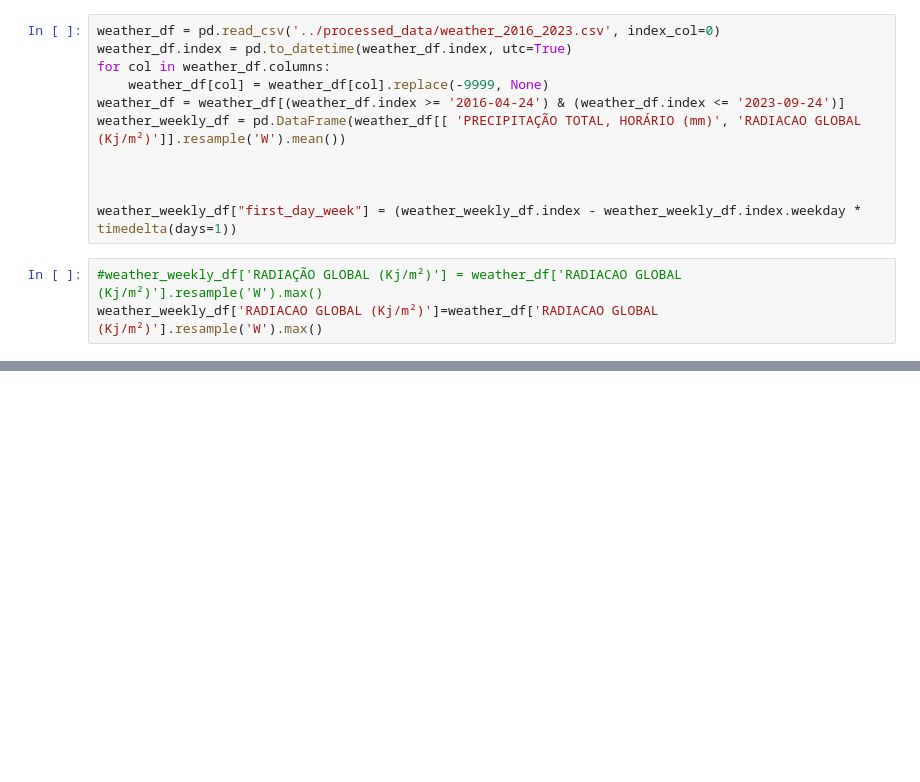
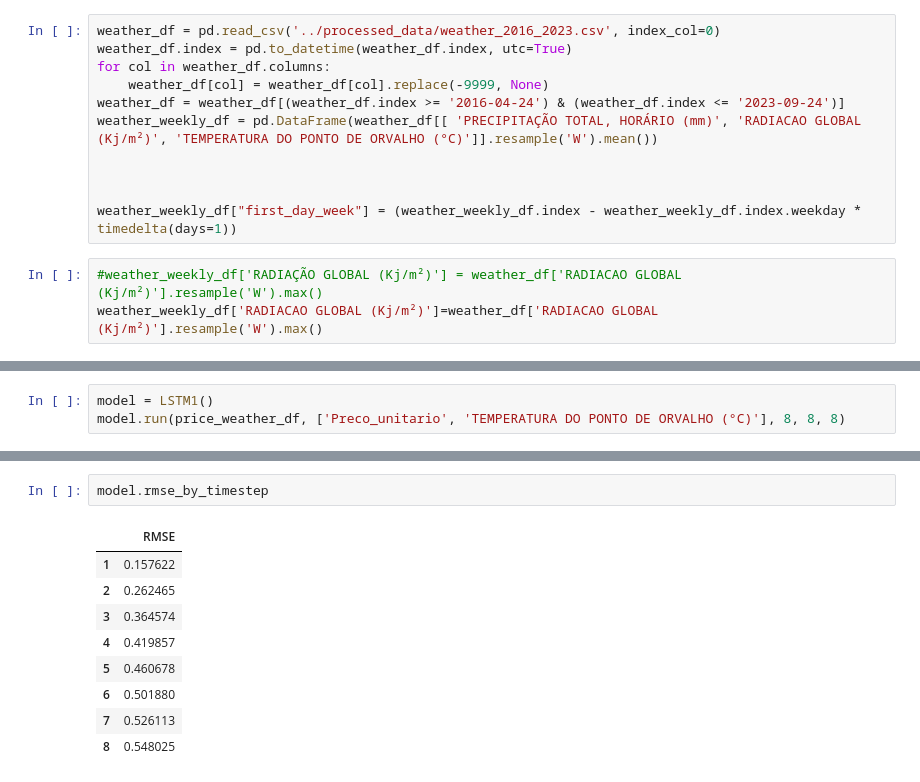
Before and after one commit to Patrick448/time-series-analysis, a Jupyter notebook: Notebooks/models_comparison.ipynb, the cells around one changed output, grey strips where cells are left out. Cells and saved outputs as stored; diff of their text form; blank space fills up the shorter version.

```diff
--- a/Notebooks/models_comparison.ipynb
+++ b/Notebooks/models_comparison.ipynb
@@ -49,7 +50,7 @@ weather_df.index = pd.to_datetime(weather_df.index, utc=True)
 for col in weather_df.columns:
     weather_df[col] = weather_df[col].replace(-9999, None)
 weather_df = weather_df[(weather_df.index >= '2016-04-24') & (weather_df.index <= '2023-09-24')]
-weather_weekly_df = pd.DataFrame(weather_df[[ 'PRECIPITAÇÃO TOTAL, HORÁRIO (mm)', 'RADIACAO GLOBAL (Kj/m²)']].resample('W').mean())
+weather_weekly_df = pd.DataFrame(weather_df[[ 'PRECIPITAÇÃO TOTAL, HORÁRIO (mm)', 'RADIACAO GLOBAL (Kj/m²)', 'TEMPERATURA DO PONTO DE ORVALHO (°C)']].resample('W').mean())
 
 
 
@@ -210,0 +64,3 @@ plt.show()
+# %%
+model = LSTM1()
+model.run(price_weather_df, ['Preco_unitario', 'TEMPERATURA DO PONTO DE ORVALHO (°C)'], 8, 8, 8)
@@ -210,0 +85,12 @@ plt.show()
+# %%
+model.rmse_by_timestep
+# %% [output]
+|  | RMSE |
+| 1 | 0.157622 |
+| 2 | 0.262465 |
+| 3 | 0.364574 |
+| 4 | 0.419857 |
+| 5 | 0.460678 |
+| 6 | 0.501880 |
+| 7 | 0.526113 |
+| 8 | 0.548025 |
```
Also changed, not shown: parts of 14 cells of this notebook, 11 other files.
